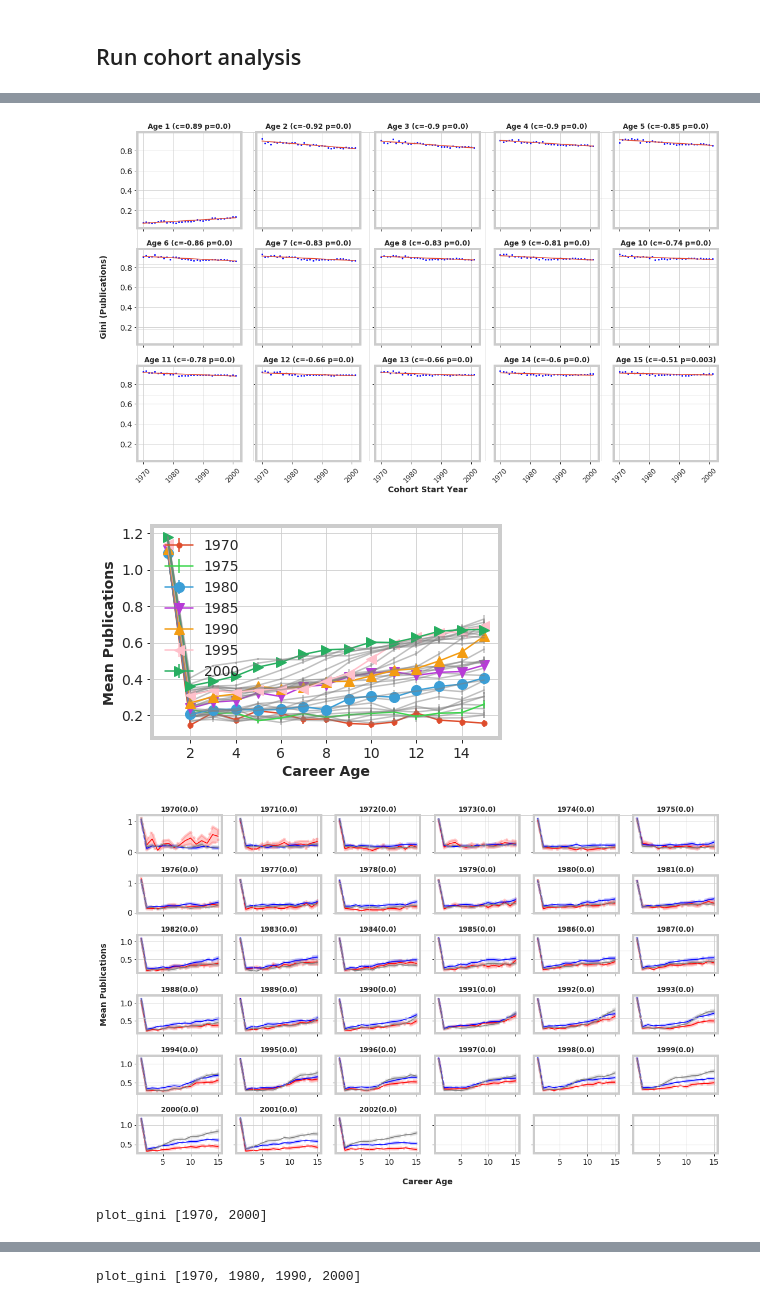
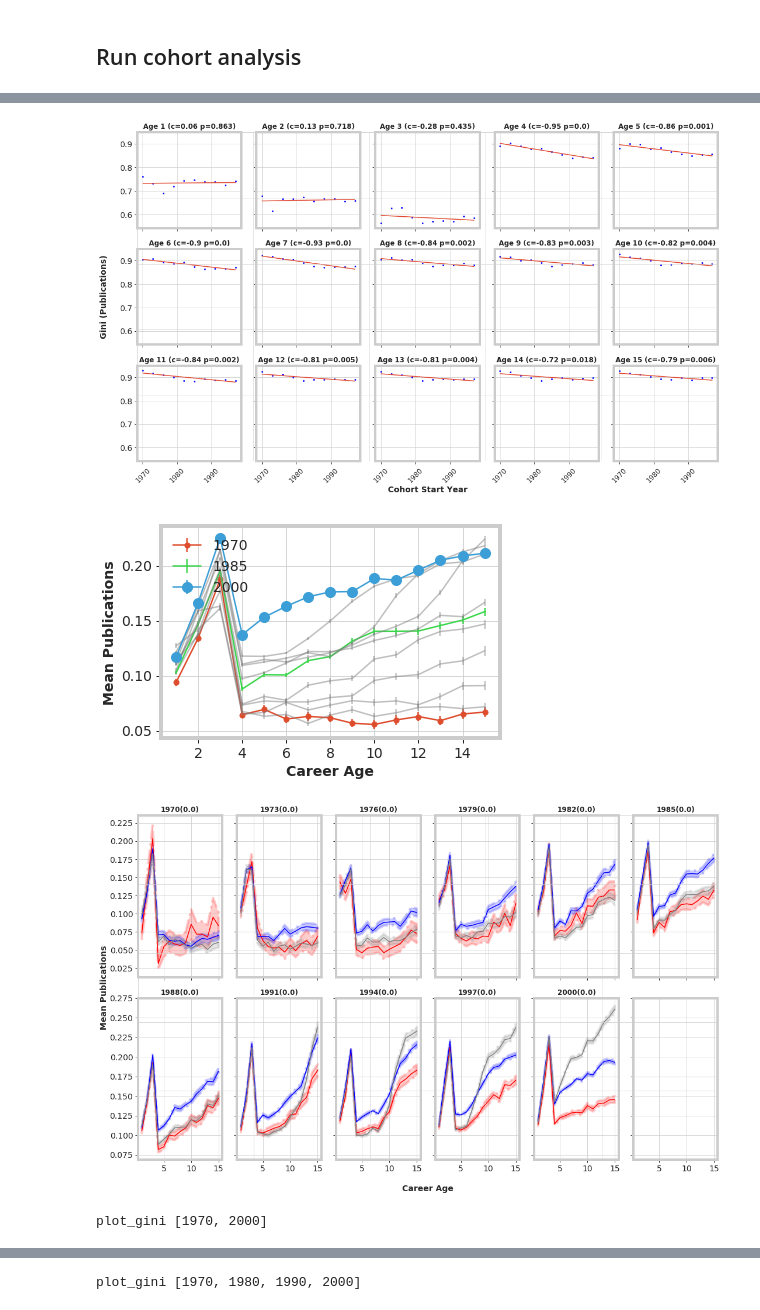
Before and after one commit to gesiscss/inequality, a Jupyter notebook: 2.Cohort analysis.ipynb, the cells around one changed output, grey strips where cells are left out. Drawn from its saved outputs; the diff is of its cells as text; code cells hidden in the pictures.

Commit message:
Update to cohort analysis

```diff
--- a/2.Cohort analysis.ipynb
+++ b/2.Cohort analysis.ipynb
@@ -191,12 +191,16 @@ results.head()
 # %%
 author_year_numPub = author_year_numPub.merge(authorStartEndCareerData[['author','start_year', 'gender']], on="author")
 
-groupByYearData = calculate.groupDataAndCalculateCumulativeValues(author_year_numPub, 1, 'num_pub')
+groupByYearData = calculate.calculate_cumulative_for_authors(author_year_numPub, 'num_pub')
 
 years = groupByYearData['year'].unique()
 years = sorted(years)
 
 cohort_start_years = [y for y in years if y < (END_YEAR - MAX_CAREER_LENGTH_COHORT)]
+# %%
+step = 3
+cohort_start_years = list(range(years[0], END_YEAR - MAX_CAREER_LENGTH_COHORT + step, step))
+skip_overlaping_years = False
 # %%
 print(groupByYearData[groupByYearData['author'] == '\'maseka lesaoana'].head(10))
 #print(groupByYearData[groupByYearData['author'] == 'donatella sciuto'].head(10))
@@ -269,5 +249,6 @@ groupByYearData[groupByYearData['year'] == 2018]['num_pub'].sum()
 # %% [markdown]
 ## Run cohort analysis
 # %%
-plot.run_cohort_analysis(groupByYearData, cohort_start_years, MAX_CAREER_LENGTH_COHORT, "num_pub", "Publications", authorStartEndCareerData)
+plot.run_cohort_analysis(groupByYearData, cohort_start_years, MAX_CAREER_LENGTH_COHORT, "num_pub", "Publications",
+                         authorStartEndCareerData, skip_overlaping_years)
 # %% [output]
@@ -289,4 +265,4 @@ plot_cohort_means_over_ages
-[figure, old version]
+[figure, new version]
-[figure, old version]
+[figure, new version]
-[figure, old version]
+[figure, new version]
 plot_gini [1970, 2000]
```
Also changed, not shown: parts of 6 cells of this notebook, 3 other files.
